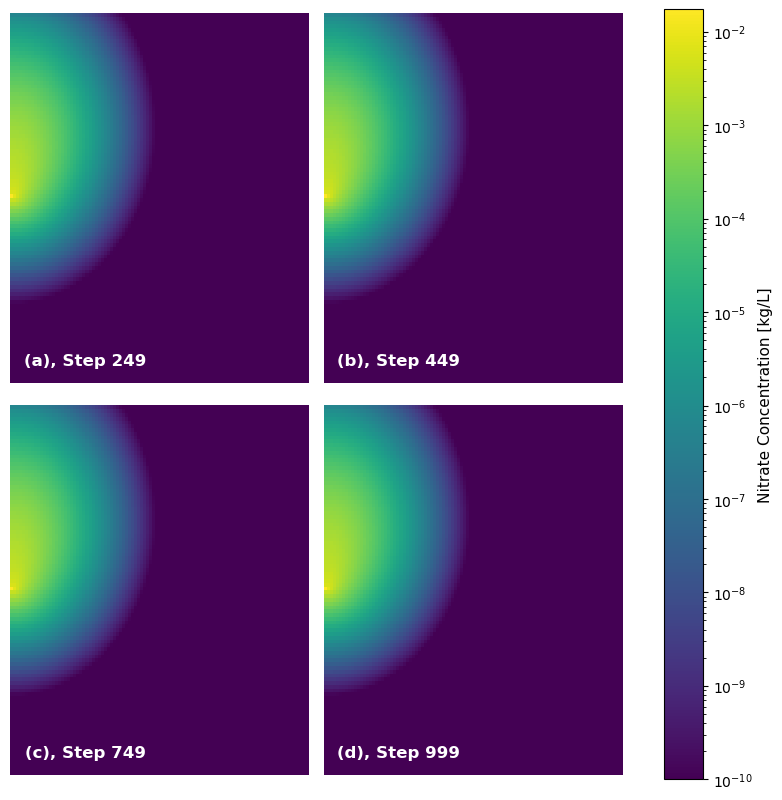
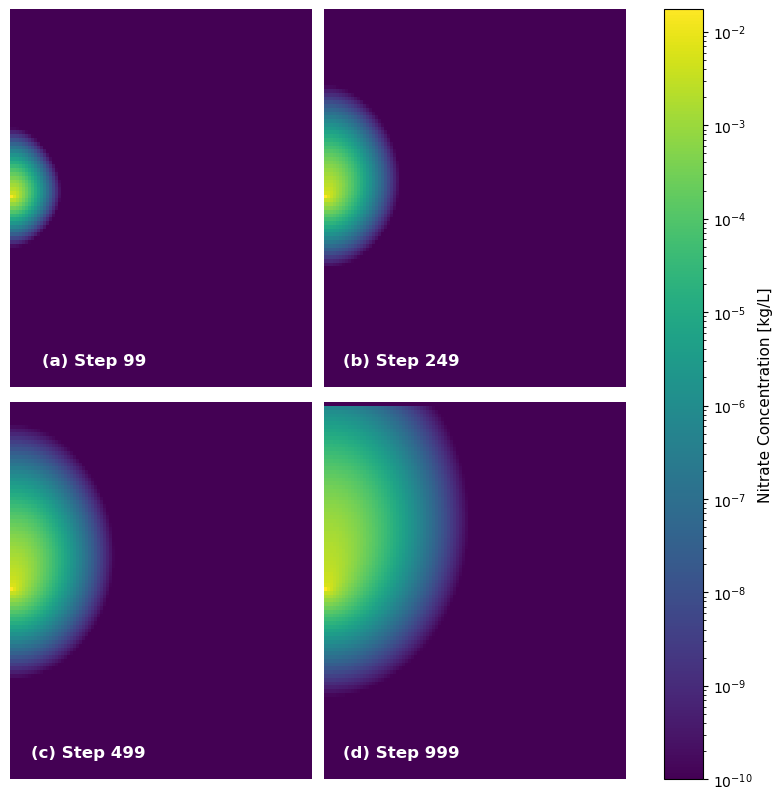
The notebook cell's code change between the first figure and the second:
--- before
+++ after
@@ -20,18 +20,25 @@
 fig,axes = plt.subplots(2,2,figsize=(8,8))
 
-tt =[249,449,749,999]
+tt =[99,249,499,999]
 labels = ['(a)', '(b)', '(c)', '(d)']
 
-cc=c[:,:,t]
+
 # cc=cc.swapaxes(0,1)
 
 for ax in axes.flatten():
     t=tt.pop(0)
+    cc=c[:,:,t]
+    # Prevent 0 by adding a small number
+    cc=cc+1e-11
     label=labels.pop(0)
     ax.axis('off')
-    im = ax.pcolormesh(X1, Y1, cc, cmap=cmap, norm=norm, shading='nearest')
-    label = label + ', Step %d' %t
-    ax.text(0.45, 0.05, label,  transform=ax.transAxes, color='white', fontsize=12, fontweight='bold', va='bottom', ha='right')
-
+    im = ax.pcolor(X1, Y1, cc, cmap=cmap, norm=norm, shading='nearest')
+    label_full = label + ' Step %d' %t
+    ax.text(0.45, 0.05, label_full,  transform=ax.transAxes, color='white', fontsize=12, fontweight='bold', va='bottom', ha='right')
+    if label == '(c)' or label =='(d)':
+        ax.set_xlabel('x Grid Index')
+    if label == '(a)' or label =='(c)':
+        ax.set_xlabel('y Grid Index')
+        
 
 plt.tight_layout()

Commit: debug: correct concentration to visulize